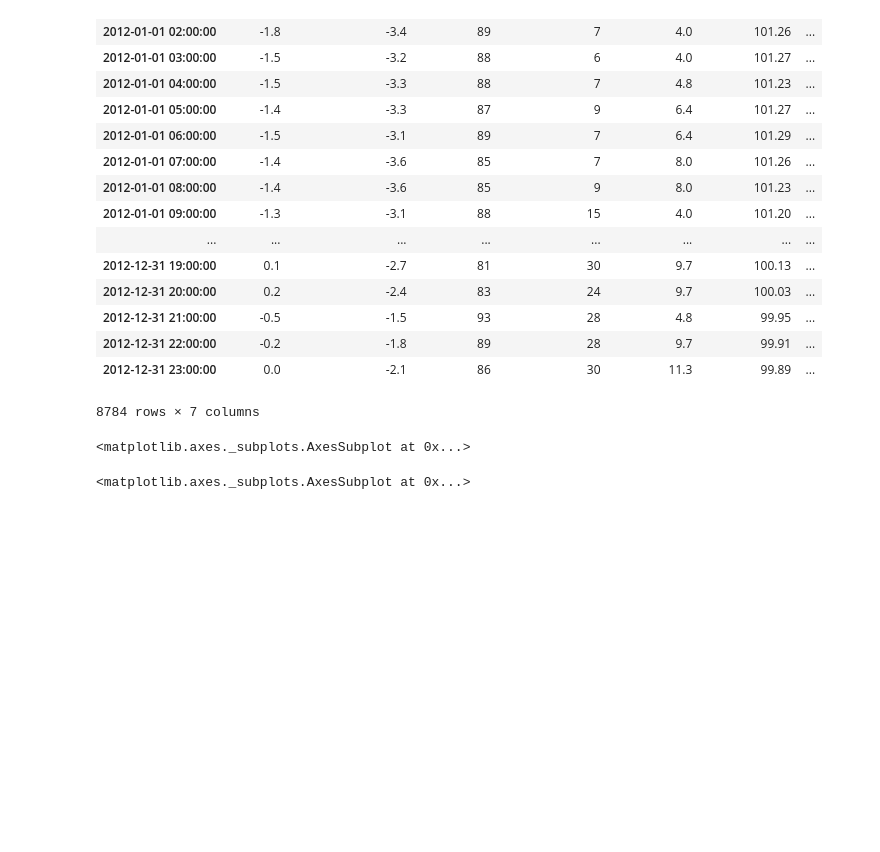
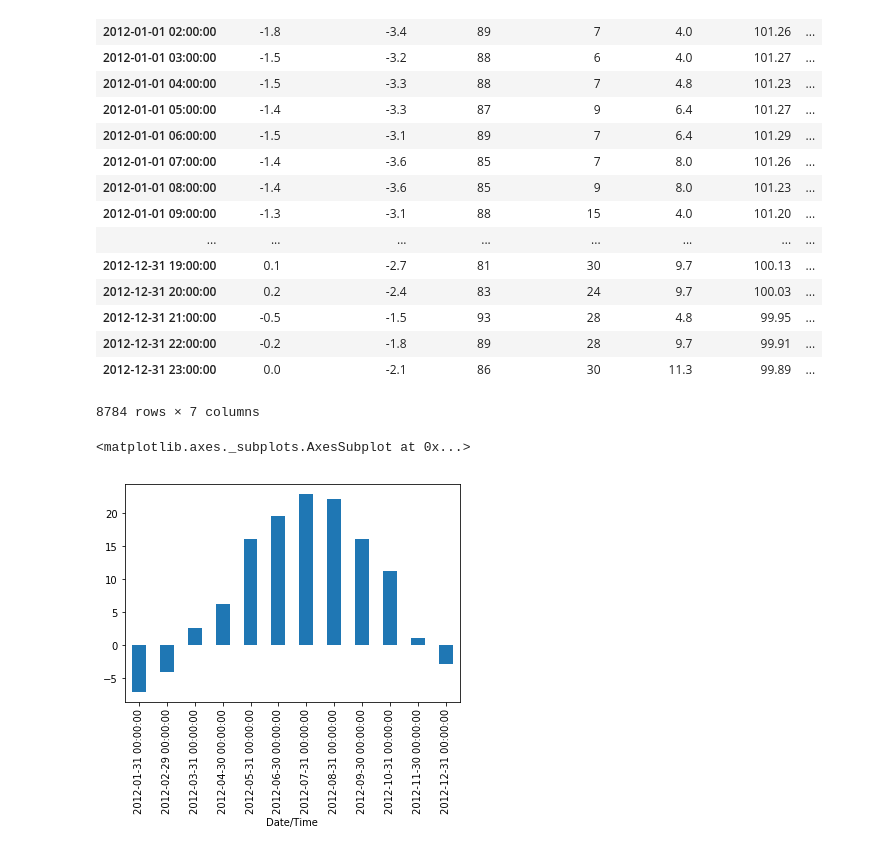
Before and after one commit to WojciechSupko/JupyterStuff, a Jupyter notebook: PandasTutorial.ipynb, the cells around one changed output. Drawn from its saved outputs; the diff is of its cells as text; code cells hidden in the pictures; blank space fills up the shorter version.

```diff
--- a/PandasTutorial.ipynb
+++ b/PandasTutorial.ipynb
@@ -105,10 +108,7 @@ weather_2012
 | 2012-12-31 23:00:00 | 0.0 | -2.1 | 86 | 30 | 11.3 | 99.89 | ... |
 8784 rows × 7 columns
 # %%
-weather_2012['Temp (C)'].resample('M').apply(np.median).plot()
+weather_2012['Temp (C)'].resample('M').apply(np.median).plot(kind = 'bar')
 # %% [output]
 <matplotlib.axes._subplots.AxesSubplot at 0x...>
+[figure, added]
-# %%
-pd.DataFrame([1, 2, 3]).plot()
-# %% [output]
-<matplotlib.axes._subplots.AxesSubplot at 0x...>
```
Also changed, not shown: parts of 21 cells of this notebook, 1 other file.
